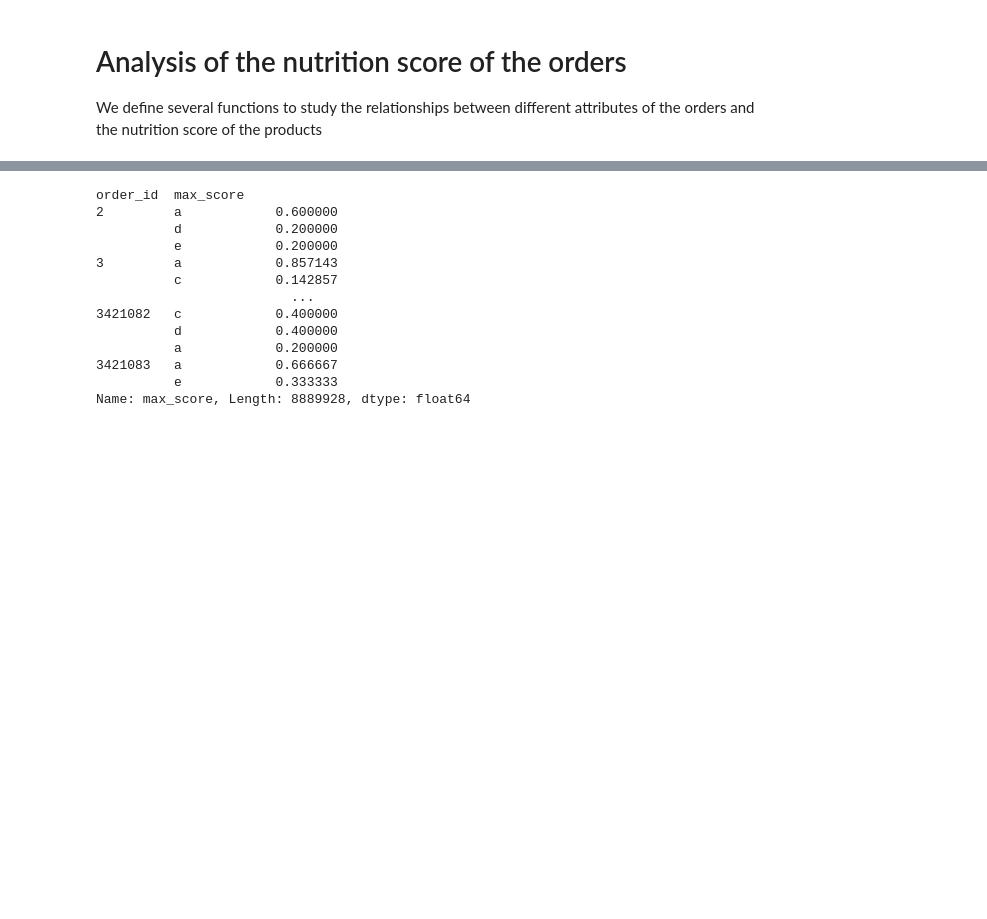
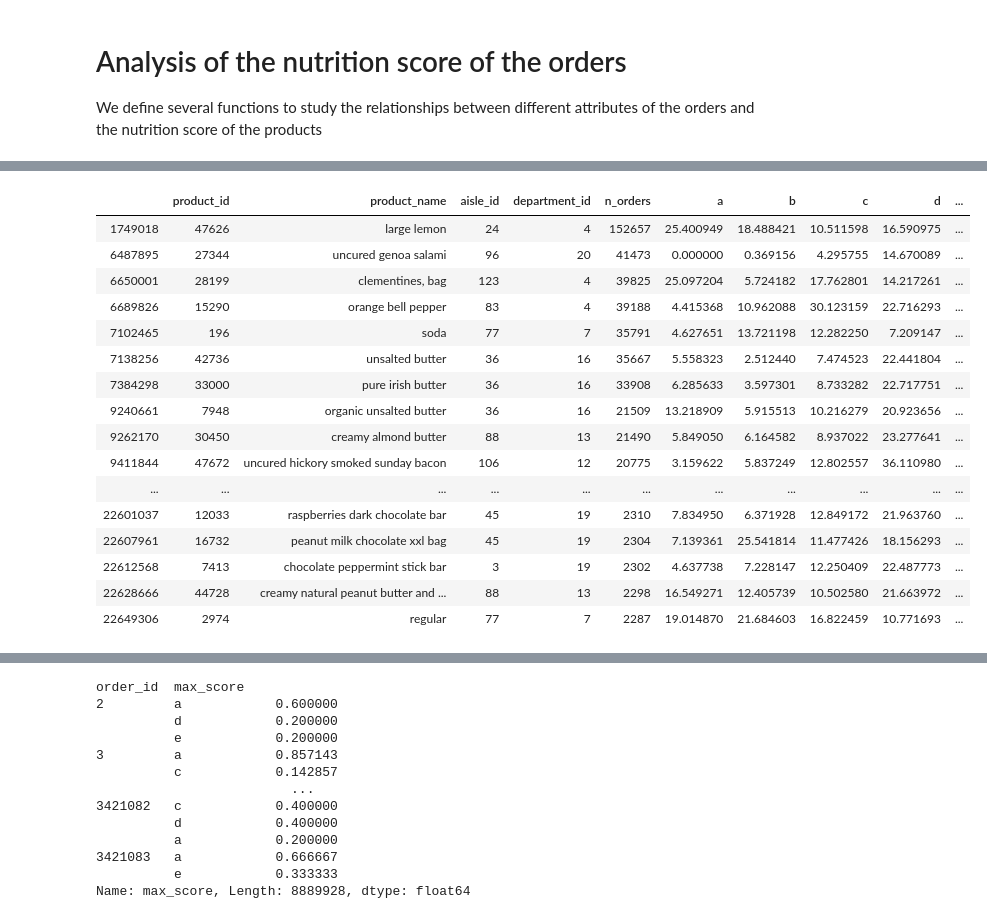
Before and after one commit to MarcBickel/project_gobigorgohome, a Jupyter notebook: project_notebook-Copy_cecile.ipynb, the cells around one changed output, grey strips where cells are left out. Saved outputs shown, nothing was run; the diff lists cells and outputs as text; code cells hidden in the pictures; blank space fills up the shorter version.

```diff
--- a/project_notebook-Copy_cecile.ipynb
+++ b/project_notebook-Copy_cecile.ipynb
@@ -555,0 +568,20 @@ nutri_score = ['a', 'b', 'c', 'd', 'e']
+# %%
+products_df[products_df.max_score == 'e']
+# %% [output]
+|  | product_id | product_name | aisle_id | department_id | n_orders | a | b | c | d | ... |
+| 1749018 | 47626 | large lemon | 24 | 4 | 152657 | 25.400949 | 18.488421 | 10.511598 | 16.590975 | ... |
+| 6487895 | 27344 | uncured genoa salami | 96 | 20 | 41473 | 0.000000 | 0.369156 | 4.295755 | 14.670089 | ... |
+| 6650001 | 28199 | clementines, bag | 123 | 4 | 39825 | 25.097204 | 5.724182 | 17.762801 | 14.217261 | ... |
+| 6689826 | 15290 | orange bell pepper | 83 | 4 | 39188 | 4.415368 | 10.962088 | 30.123159 | 22.716293 | ... |
+| 7102465 | 196 | soda | 77 | 7 | 35791 | 4.627651 | 13.721198 | 12.282250 | 7.209147 | ... |
+| 7138256 | 42736 | unsalted butter | 36 | 16 | 35667 | 5.558323 | 2.512440 | 7.474523 | 22.441804 | ... |
+| 7384298 | 33000 | pure irish butter | 36 | 16 | 33908 | 6.285633 | 3.597301 | 8.733282 | 22.717751 | ... |
+| 9240661 | 7948 | organic unsalted butter | 36 | 16 | 21509 | 13.218909 | 5.915513 | 10.216279 | 20.923656 | ... |
+| 9262170 | 30450 | creamy almond butter | 88 | 13 | 21490 | 5.849050 | 6.164582 | 8.937022 | 23.277641 | ... |
+| 9411844 | 47672 | uncured hickory smoked sunday bacon | 106 | 12 | 20775 | 3.159622 | 5.837249 | 12.802557 | 36.110980 | ... |
+| ... | ... | ... | ... | ... | ... | ... | ... | ... | ... | ... |
+| 22601037 | 12033 | raspberries dark chocolate bar | 45 | 19 | 2310 | 7.834950 | 6.371928 | 12.849172 | 21.963760 | ... |
+| 22607961 | 16732 | peanut milk chocolate xxl bag | 45 | 19 | 2304 | 7.139361 | 25.541814 | 11.477426 | 18.156293 | ... |
+| 22612568 | 7413 | chocolate peppermint stick bar | 3 | 19 | 2302 | 4.637738 | 7.228147 | 12.250409 | 22.487773 | ... |
+| 22628666 | 44728 | creamy natural peanut butter and ... | 88 | 13 | 2298 | 16.549271 | 12.405739 | 10.502580 | 21.663972 | ... |
+| 22649306 | 2974 | regular | 77 | 7 | 2287 | 19.014870 | 21.684603 | 16.822459 | 10.771693 | ... |
```
Also changed, not shown: parts of 9 cells of this notebook.
